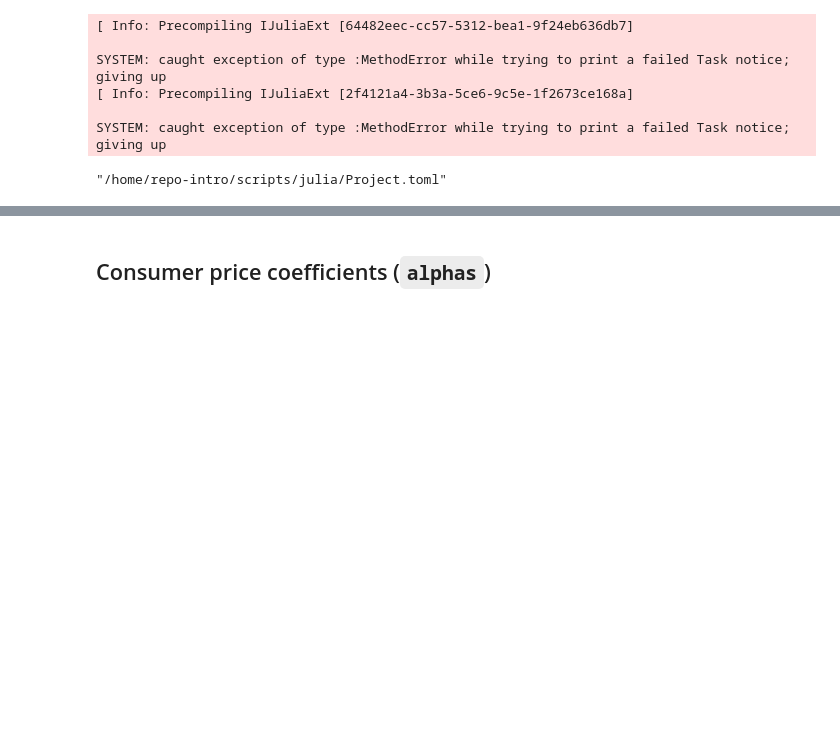
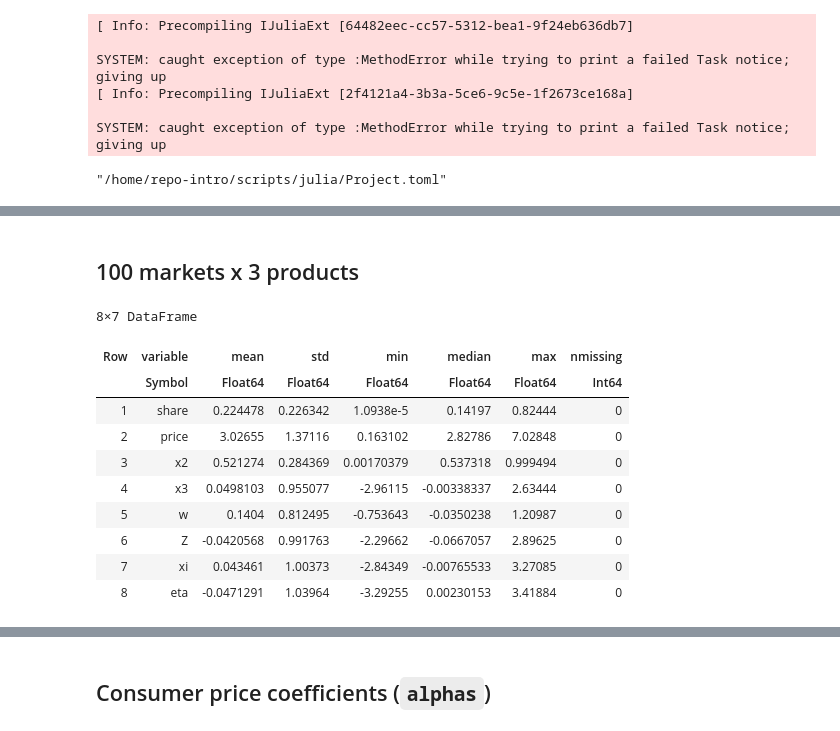
Before and after one commit to Erick-0M/problem-set-io, a Jupyter notebook: code/scripts/problem_set.ipynb, the cells around one changed output, grey strips where cells are left out. Cells and saved outputs as stored; diff of their text form; code cells hidden in the pictures; blank space fills up the shorter version.

```diff
--- a/code/scripts/problem_set.ipynb
+++ b/code/scripts/problem_set.ipynb
@@ -89,0 +73,16 @@ DataFrame(dataset = sort(collect(keys(data))),
+# %% [markdown]
+## 100 markets x 3 products
+# %%
+describe(df2, :mean, :std, :min, :median, :max, :nmissing)
+# %% [output]
+8×7 DataFrame
+| Row | variable | mean | std | min | median | max | nmissing |
+|  | Symbol | Float64 | Float64 | Float64 | Float64 | Float64 | Int64 |
+| 1 | share | 0.224478 | 0.226342 | 1.0938e-5 | 0.14197 | 0.82444 | 0 |
+| 2 | price | 3.02655 | 1.37116 | 0.163102 | 2.82786 | 7.02848 | 0 |
+| 3 | x2 | 0.521274 | 0.284369 | 0.00170379 | 0.537318 | 0.999494 | 0 |
+| 4 | x3 | 0.0498103 | 0.955077 | -2.96115 | -0.00338337 | 2.63444 | 0 |
+| 5 | w | 0.1404 | 0.812495 | -0.753643 | -0.0350238 | 1.20987 | 0 |
+| 6 | Z | -0.0420568 | 0.991763 | -2.29662 | -0.0667057 | 2.89625 | 0 |
+| 7 | xi | 0.043461 | 1.00373 | -2.84349 | -0.00765533 | 3.27085 | 0 |
+| 8 | eta | -0.0471291 | 1.03964 | -3.29255 | 0.00230153 | 3.41884 | 0 |
```
Also changed, not shown: parts of 23 cells of this notebook.
